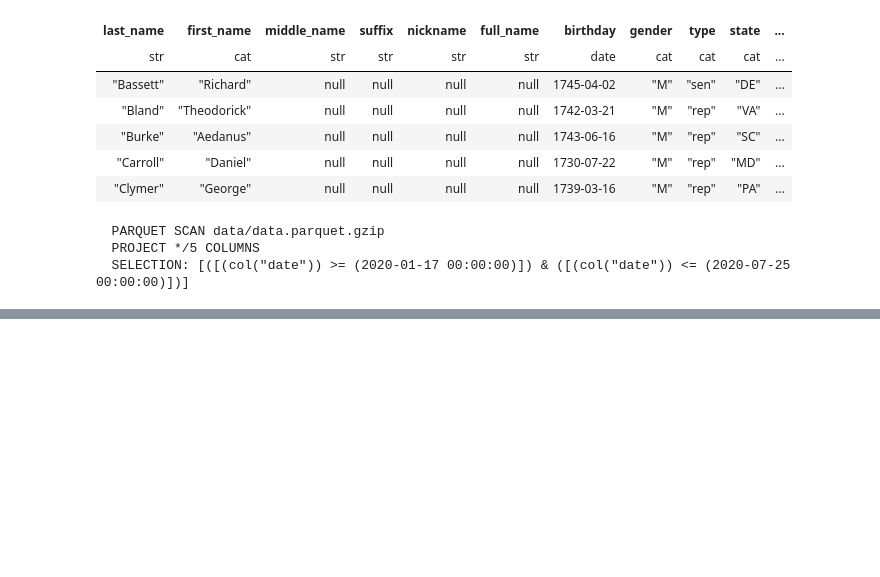
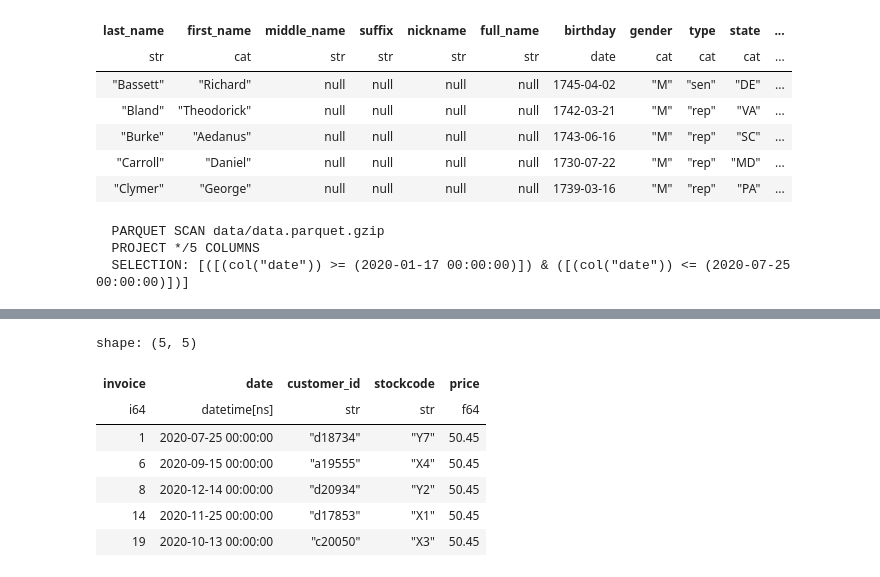
Before and after one commit to oecorrechag/Home-functions, a Jupyter notebook: polars/polars_practica.ipynb, the cells around one changed output, grey strips where cells are left out. Saved outputs shown, nothing was run; the diff lists cells and outputs as text; code cells hidden in the pictures; blank space fills up the shorter version.

```diff
--- a/polars/polars_practica.ipynb
+++ b/polars/polars_practica.ipynb
@@ -235,0 +262,18 @@ print(lazy_filter_df.describe_optimized_plan())
+# %%
+q4 = (
+    pl.scan_parquet("data/data.parquet.gzip")
+    .with_columns(pl.col("stockcode").str.to_uppercase())
+    .filter(pl.col("price") > 50)
+    .collect()
+)
+
+q4.head()
+# %% [output]
+shape: (5, 5)
+| invoice | date | customer_id | stockcode | price |
+| i64 | datetime[ns] | str | str | f64 |
+| 1 | 2020-07-25 00:00:00 | "d18734" | "Y7" | 50.45 |
+| 6 | 2020-09-15 00:00:00 | "a19555" | "X4" | 50.45 |
+| 8 | 2020-12-14 00:00:00 | "d20934" | "Y2" | 50.45 |
+| 14 | 2020-11-25 00:00:00 | "d17853" | "X1" | 50.45 |
+| 19 | 2020-10-13 00:00:00 | "c20050" | "X3" | 50.45 |
```
Also changed, not shown: parts of 5 cells of this notebook.
